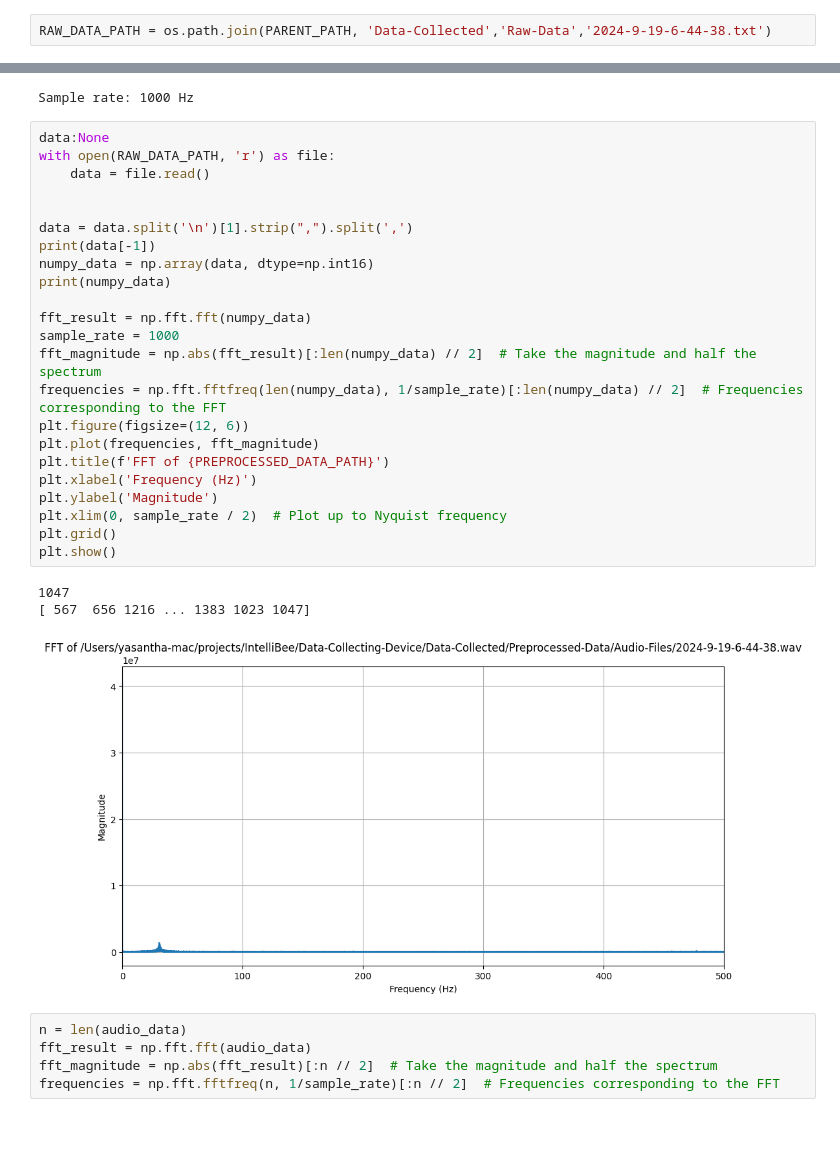
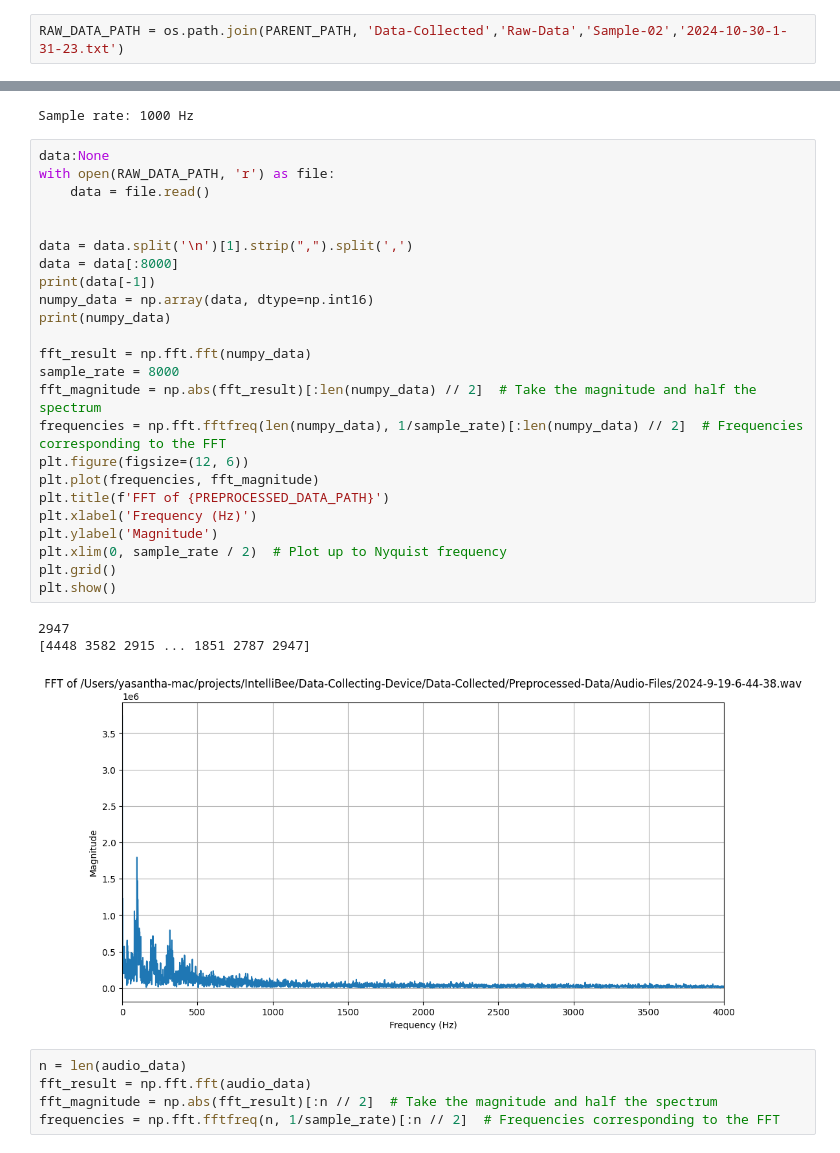
Before and after one commit to CSE-ICE-21/IntelliBee, a Jupyter notebook: Data-Collecting-Device/Data-Visualization/visualize_audio_data.ipynb, the cells around one changed output, grey strips where cells are left out. Drawn from its saved outputs; the diff is of its cells as text.

```diff
--- a/Data-Collecting-Device/Data-Visualization/visualize_audio_data.ipynb
+++ b/Data-Collecting-Device/Data-Visualization/visualize_audio_data.ipynb
@@ -31,7 +31,7 @@ def perform_fft_and_plot(wav_file:str):
 PARENT_PATH = os.path.dirname(os.getcwd())
 PREPROCESSED_DATA_PATH = os.path.join(PARENT_PATH, 'Data-Collected','Preprocessed-Data','Audio-Files','2024-9-19-6-44-38.wav')
 # %%
-RAW_DATA_PATH = os.path.join(PARENT_PATH, 'Data-Collected','Raw-Data','2024-9-19-6-44-38.txt')
+RAW_DATA_PATH = os.path.join(PARENT_PATH, 'Data-Collected','Raw-Data','Sample-02','2024-10-30-1-31-23.txt')
 # %%
 sample_rate, audio_data = wavfile.read(PREPROCESSED_DATA_PATH)
 print(f'Sample rate: {sample_rate} Hz')
@@ -40,30 +40,31 @@ Sample rate: 1000 Hz
 # %%
 data:None
 with open(RAW_DATA_PATH, 'r') as file:
     data = file.read()
 
 
 data = data.split('\n')[1].strip(",").split(',')
+data = data[:8000]
 print(data[-1])
 numpy_data = np.array(data, dtype=np.int16)
 print(numpy_data)
 
 fft_result = np.fft.fft(numpy_data)
-sample_rate = 1000
+sample_rate = 8000
 fft_magnitude = np.abs(fft_result)[:len(numpy_data) // 2]  # Take the magnitude and half the spectrum
 frequencies = np.fft.fftfreq(len(numpy_data), 1/sample_rate)[:len(numpy_data) // 2]  # Frequencies corresponding to the FFT
 plt.figure(figsize=(12, 6))
 plt.plot(frequencies, fft_magnitude)
 plt.title(f'FFT of {PREPROCESSED_DATA_PATH}')
 plt.xlabel('Frequency (Hz)')
 plt.ylabel('Magnitude')
 plt.xlim(0, sample_rate / 2)  # Plot up to Nyquist frequency
 plt.grid()
 plt.show()
 # %% [output]
-1047
-[ 567  656 1216 ... 1383 1023 1047]
+2947
+[4448 3582 2915 ... 1851 2787 2947]
-[figure, old version]
+[figure, new version]
 # %%
 n = len(audio_data)
 fft_result = np.fft.fft(audio_data)
```
Also changed, not shown: parts of 5 cells of this notebook, 13 other files.
